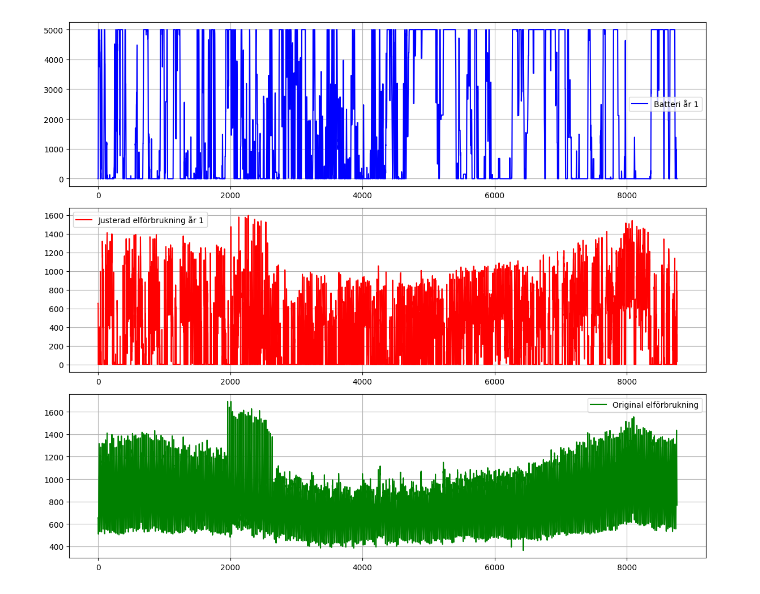
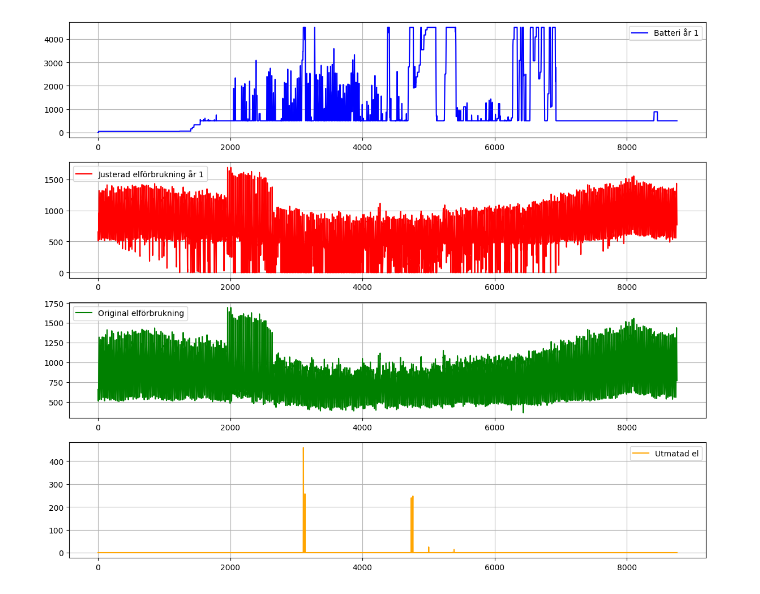
Before and after one commit to Jakobthuresson/Energigemenskaper, a Jupyter notebook: NyEGScript.ipynb, the cells around one changed output. Saved outputs shown, nothing was run; the diff lists cells and outputs as text; code cells hidden in the pictures.

```diff
--- a/NyEGScript.ipynb
+++ b/NyEGScript.ipynb
@@ -8,12 +8,19 @@ Solprod = pd.read_excel("SolprodABK.xlsx", header=None)
 ABKEl = pd.read_excel("ABKEL.xlsx", names=["ABKEl"], header=None)
 Spotpris = pd.read_excel("Spotpris.xlsx", names=["Spotpris"], header=None)  # Namnge kolumnen korrekt
 Vindprod = pd.read_excel("Vindturbin.xlsx", header=None)
+StarkaEl = pd.read_excel("Starka2023.xlsx", header=None)
+KLTel = pd.read_excel("KLTelFörbr.xlsx", header=None)
 
+ABK = ABKEl.iloc[:, 0]
+Starka = StarkaEl.iloc[:, 0]
+KLT = KLTel.iloc[:, 0]
 # Extrahera första kolumnen från respektive DataFrame
-Vind = Vindprod.iloc[:, 0]
-Sol = 0.2*Solprod.iloc[:, 0]  # Solel-produktion multipliceras med faktor 0.5 eftersom hela takytan inte används
+#Vind = Vindprod.iloc[:, 0]
+Sol = 0.25*Solprod.iloc[:, 0]  # Solel-produktion multipliceras med faktor 0.5 eftersom hela takytan inte används
 
-Prod = Vind + Sol
+
+Sänka = Starka + KLT
+Prod =  Sol
 
 Prod_list = Prod.tolist()
 
@@ -52,7 +59,7 @@ summaElKostnad = (summaElnätskostnadKR + elhandelskostnad + energiskatt) * 1.25
 print("Summa kostnad i el 2023:", summaElKostnad)
 
 # Ta fram elförbrukning (första kolumnen) som en Pandas Series
-elförbrukning = pd.Series(ABKEl.iloc[:, 0])
+elförbrukning = pd.Series(ABK)
 
 # Sortera elförbrukningen i fallande ordning och hämta de 30 högsta värdena
 top_30_hours = elförbrukning.sort_values(ascending=False).head(30)
@@ -72,48 +79,59 @@ print("Snitt originaltopptimmar: " + str(top_30_hours.mean()))
 # ----------------------- YEAR 1 SIMULATION -----------------------
 batteriKapacitet = 0.0  # Start with an empty battery
 batteriMaxKapacitet = 5000  # Max battery capacity in kWh
+min_battery_level = batteriMaxKapacitet*0.1
+max_battery_level = batteriMaxKapacitet * 0.9
 maxFrånBatteri = 1500
 
 
-elförbrukning = []  # Adjusted electricity consumption for Year 1
+
+justeradElförbrukning = []  # Adjusted electricity consumption for Year 1
 battery_values = []  # Battery energy over time
 original_consumption = ABKEl["ABKEl"].tolist()
 # Convert ABK to list for original consumption
 
 köptaTimmar = []  # Lista för köpta spotpriser och tid
+utmatning = []
 
-for tid, prod, abk, spot in zip(Spotpris.index, Prod, ABK_list, Spot_list):
+
+for tid, prod, abk, spot, sänka in zip(Spotpris.index, Prod, ABK, Spot_list, Sänka):
     diff = abk - prod  # Skillnad mellan förbrukning och solproduktion
 
 
-    if diff < 0:
+    if diff <= 0:
         # Om solproduktionen är större än förbrukningen, ladda batteriet istället för att spara negativa värden
-        batteriKapacitet = min(batteriKapacitet - diff, batteriMaxKapacitet)  # -diff eftersom diff är negativ
-        elförbrukning.append(0)  # Vi behöver inte köpa el
+        batteriKapacitet = min(batteriKapacitet - diff, max_battery_level)  # -diff eftersom diff är negativ
+        justeradElförbrukning.append(0)  # Vi behöver inte köpa el
+        utmatning.append(max(0,(batteriKapacitet - diff - max_battery_level)-sänka))
         köptaTimmar.append((tid,0))
     else:
         if spot <= 5 and prod > 0:
-            if batteriKapacitet + prod >= 5000:
-                solÖver = (batteriKapacitet + prod) - 5000
-                batteriKapacitet = min(batteriKapacitet + prod, batteriMaxKapacitet)
-                elförbrukning.append(max(0, abk-solÖver))
-                köptaTimmar.append((tid,spot))
-            else:
-                batteriKapacitet = min(batteriKapacitet + prod, batteriMaxKapacitet)
-                elförbrukning.append(abk)
-                köptaTimmar.append((tid, spot))
+            möjligLagring = max_battery_level - batteriKapacitet
+            lagrat = min(prod, möjligLagring)
+            överskott = max(0, prod - lagrat)
+            batteriKapacitet += lagrat
+
+            köpt_el = max(0, abk - överskott)
+
+            justeradElförbrukning.append(köpt_el)
+            köptaTimmar.append((tid, spot if köpt_el > 0 else 0))
+            utmatning.append(0)
+
         elif 5 < spot < 50 and prod > 0:
-            elförbrukning.append(diff)
+            justeradElförbrukning.append(diff)
             köptaTimmar.append((tid, spot))
+            utmatning.append(0)
         elif spot >= 50:
-            energiFrånBatteri = min(batteriKapacitet, diff, maxFrånBatteri)
+            energiFrånBatteri = max(0, min(batteriKapacitet, diff, maxFrånBatteri, batteriKapacitet-min_battery_level))
             batteriKapacitet -= energiFrånBatteri
             köpt_el = max(0, diff - energiFrånBatteri)
-            elförbrukning.append(köpt_el)
+            justeradElförbrukning.append(köpt_el)
             köptaTimmar.append((tid, spot if köpt_el > 0 else 0))
+            utmatning.append(0)
         else:
-            elförbrukning.append(abk)
+            justeradElförbrukning.append(abk)
             köptaTimmar.append((tid, spot))
+            utmatning.append(0)
 
 
     battery_values.append(batteriKapacitet)
@@ -139,7 +157,7 @@ average_DoD = daily_DoD.mean()
 print(f"\nGenomsnittligt dagligt Depth of Discharge (DoD) under året: {average_DoD:.2f}%")
 
 # Konvertera elförbrukning till en NumPy-array
-elförbrukning_array = np.array(elförbrukning)
+elförbrukning_array = np.array(justeradElförbrukning)
 
 # Hitta de 30 högsta värdena i elförbrukning
 top_30_indices = np.argsort(elförbrukning_array)[-30:]  # Index för de 30 största värdena
@@ -166,10 +184,6 @@ for i, (value, original_time) in enumerate(sorted_pairs):
 
 
 
-# Fyll på elförbrukningen om den är kortare än Spotpris.index
-if len(elförbrukning) < len(Spotpris.index):
-    elförbrukning.extend([0] * (len(Spotpris.index) - len(elförbrukning)))
-
 
 # Skapa DataFrame för de köpta timmarna
 köptaTimmar_df = pd.DataFrame(köptaTimmar, columns=["Tid", "Spotpris"])
@@ -182,7 +196,7 @@ köptaTimmar_df["E"] = 4.004 + 0.0613 * köptaTimmar_df["Spotpris"]
 monthly_avg_E_köpt = köptaTimmar_df["E"].resample("M").mean()
 
 # Skapa DataFrame för den uppdaterade elförbrukningen
-elförbrukning_df = pd.DataFrame({"Tid": Spotpris.index, "elförbrukning": elförbrukning})
+elförbrukning_df = pd.DataFrame({"Tid": Spotpris.index, "elförbrukning": justeradElförbrukning})
 elförbrukning_df.set_index("Tid", inplace=True)
 
 # Beräkna månatligt medelvärde av den uppdaterade elförbrukningen
@@ -210,11 +224,12 @@ summaJusteradElkostnad = 1.25 * (JusteradEnergiskatt + elhandelskostnad_köpt +
 print("Justerad elkostnad simulering:", summaJusteradElkostnad)
 
 # ----------------------- PLOTTING RESULTS -----------------------
-fig, ax = plt.subplots(3, 1, figsize=(12, 10))
+fig, ax = plt.subplots(4, 1, figsize=(12, 10))
 
 ax[0].plot(battery_values, label='Batteri år 1', color='blue')
-ax[1].plot(elförbrukning, label='Justerad elförbrukning år 1', color='red')
+ax[1].plot(justeradElförbrukning, label='Justerad elförbrukning år 1', color='red')
 ax[2].plot(original_consumption, label='Original elförbrukning', color='green')
+ax[3].plot(utmatning, label='Utmatad el', color='orange')
 
 for a in ax:
     a.legend()
@@ -229,7 +244,7 @@ plt.plot(Prod_list, label="Prod", color="yellow")
 
 plt.xlabel("Tid")
 plt.ylabel("Produktion (kWh)")
-plt.title("Vind och solprod")
+plt.title("Solprod")
 plt.legend()
 plt.grid(True)
 
@@ -256 +271 @@ Justerad elkostnad simulering: 6551215.990985786
-[figure, old version]
+[figure, new version]
```
Also changed, not shown: parts of 1 cell of this notebook, 2 other files.
